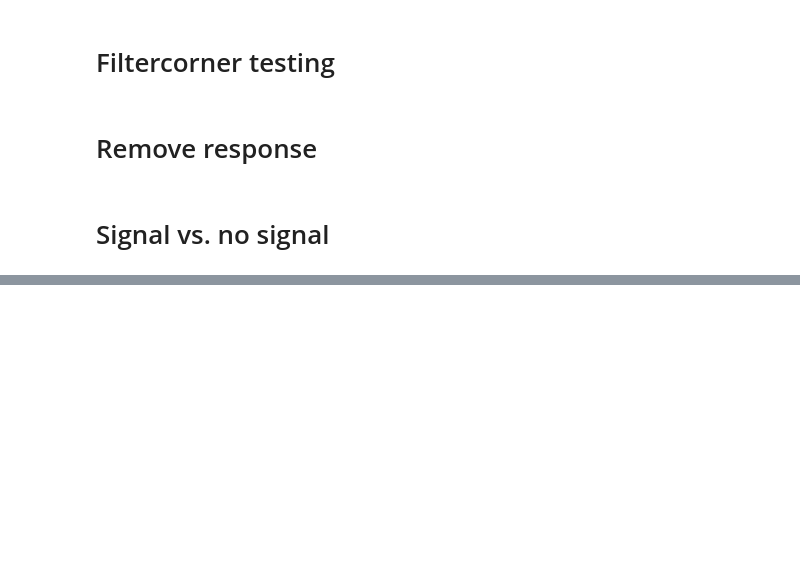
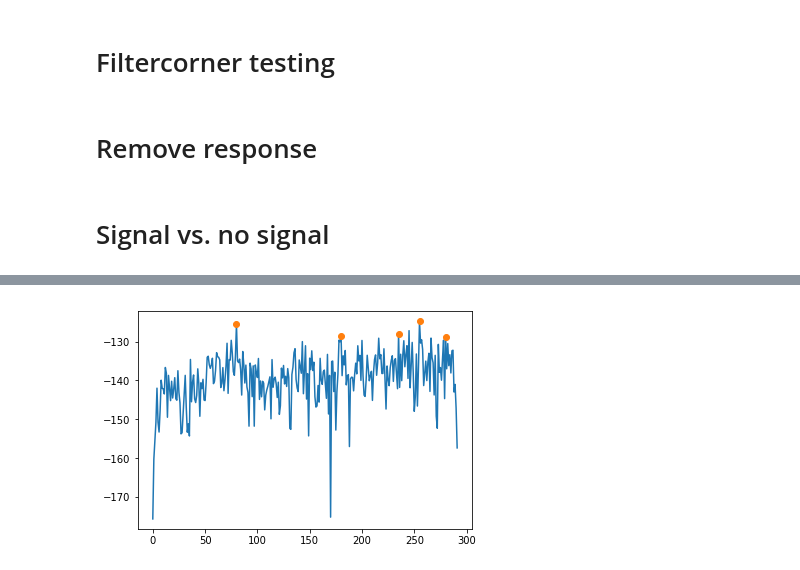
Before and after one commit to DDEssing/thesis_code, a Jupyter notebook: Amplitude_variation.ipynb, the cells around one changed output, grey strips where cells are left out. Saved outputs shown, nothing was run; the diff lists cells and outputs as text; code cells hidden in the pictures; blank space fills up the shorter version.

```diff
--- a/Amplitude_variation.ipynb
+++ b/Amplitude_variation.ipynb
@@ -301,0 +281,9 @@ for i in range(0,(t_nosingal_start-t_singal_start), win_len):
+# %%
+value_max, index_max = searchmaxima(maxima=5, data=specgram[948])
+# %%
+plt.plot(specgram[948])
+plt.plot(index_max, value_max, 'o')
+plt.plot()
+plt.show()
+# %% [output]
+[figure, added]
```
Also changed, not shown: parts of 39 cells of this notebook.
